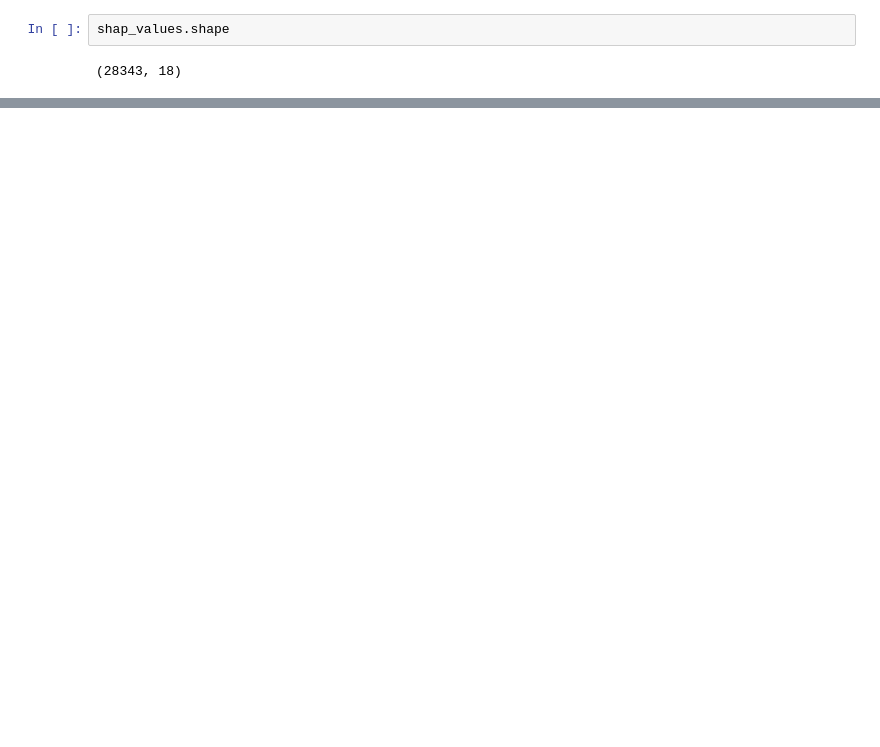
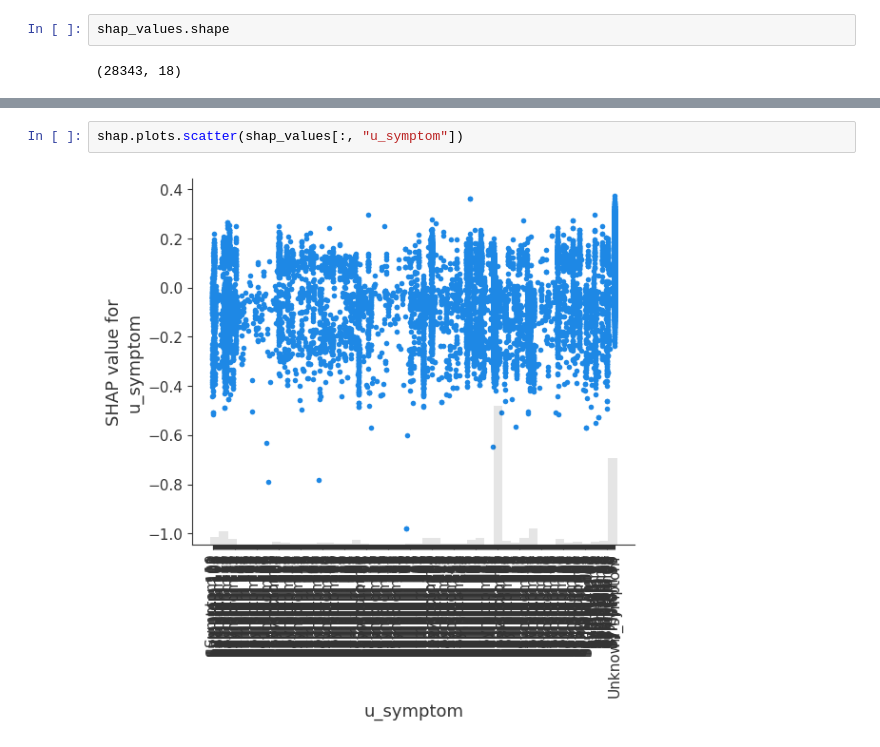
Before and after one commit to pinnusaikiran/AI-incident-intelligence-platform, a Jupyter notebook: notebooks/modeling/05_model_training.ipynb, the cells around one changed output, grey strips where cells are left out. Cells and saved outputs as stored; diff of their text form; blank space fills up the shorter version.

```diff
--- a/notebooks/modeling/05_model_training.ipynb
+++ b/notebooks/modeling/05_model_training.ipynb
@@ -2682,0 +2710,4 @@ shap.plots.waterfall(shap_values[0])
+# %%
+shap.plots.scatter(shap_values[:, "u_symptom"])
+# %% [output]
+[figure, added]
```
Also changed, not shown: parts of 30 cells of this notebook, 4 other files.
